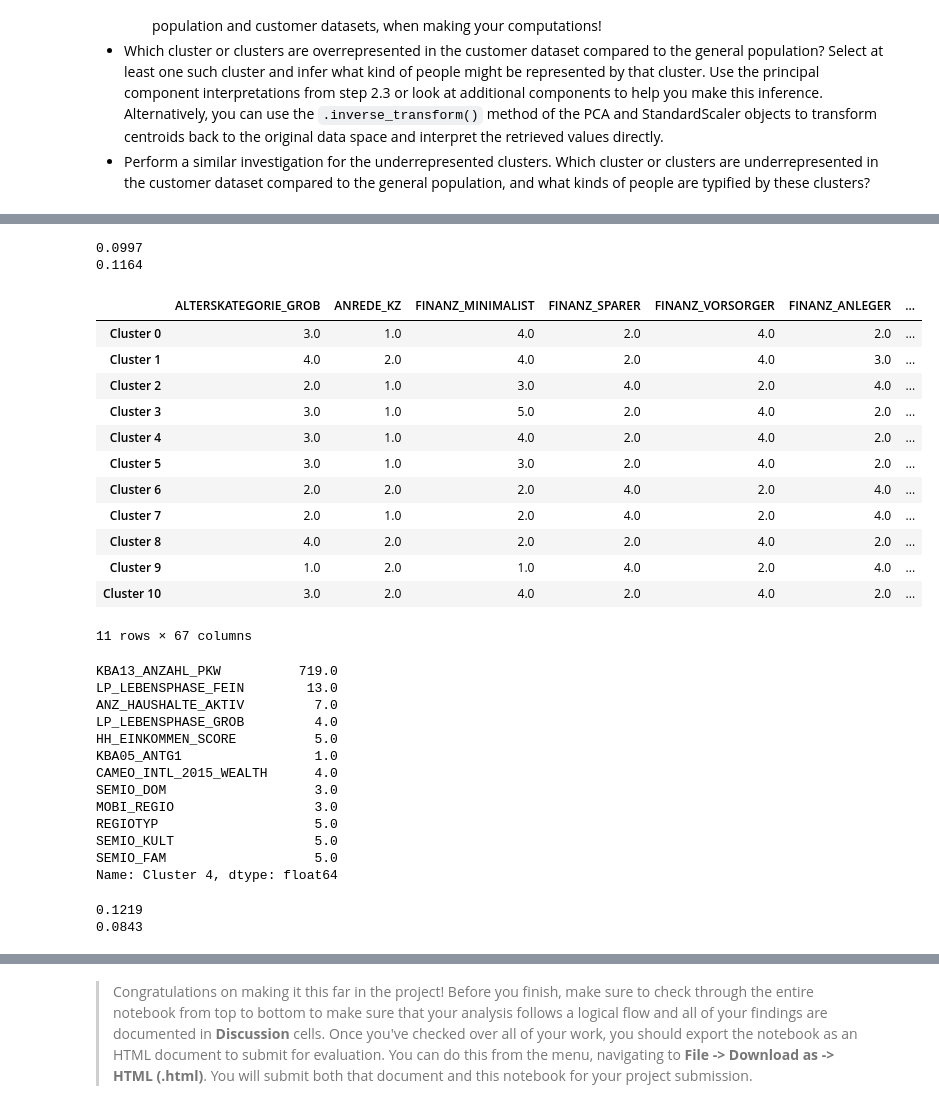
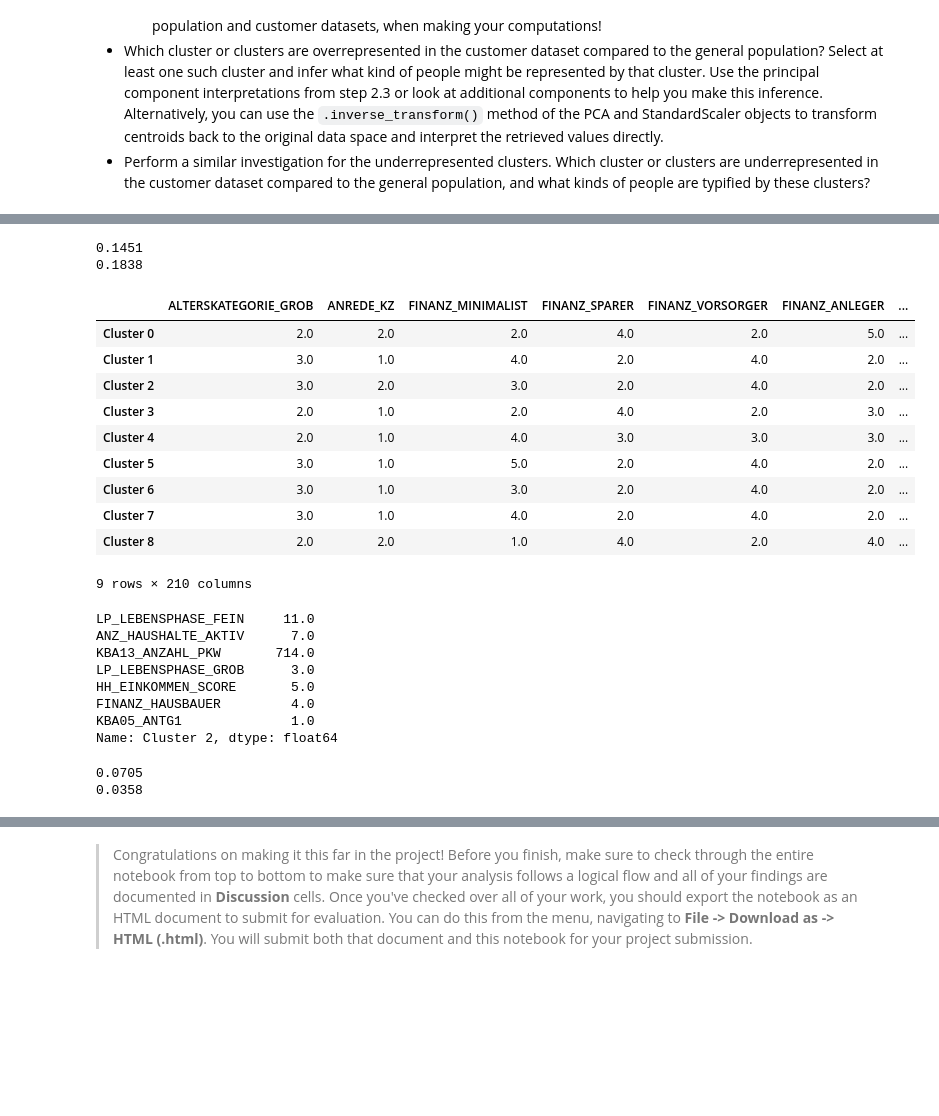
Before and after one commit to soniamehtaml/Udacity-Data-Scientist-Nanodegree, a Jupyter notebook: projects/p3-IdentifyCustomerSegments/Identify_Customer_Segments.ipynb, the cells around one changed output, grey strips where cells are left out. Cells and saved outputs as stored; diff of their text form; code cells hidden in the pictures; blank space fills up the shorter version.

```diff
--- a/projects/p3-IdentifyCustomerSegments/Identify_Customer_Segments.ipynb
+++ b/projects/p3-IdentifyCustomerSegments/Identify_Customer_Segments.ipynb
@@ -593,6 +665,6 @@ array([0.18044844, 0.31308693, 0.40536919, 0.46284404, 0.50454359,
 # %%
 # Re-apply PCA to the data while selecting for number of components to retain.
-pca1 = PCA(n_components = 33)
+pca1 = PCA(n_components = 100)
 pca1.fit(azdias_scaled)
 pcs = pca1.transform(azdias_scaled)
 # %% [markdown]
@@ -706,7 +816,7 @@ You've assessed and cleaned the demographics data, then scaled and transformed t
 # compute the average within-cluster distances.
 from sklearn.cluster import KMeans
 
-Nc = list(range(1, 35))
+Nc = list(range(1, 21))
 
 kmeans = [KMeans(n_clusters = i, random_state = 999) for i in Nc]
 score = [kmeans[i].fit(pcs).score(pcs) for i in range(len(kmeans))]
@@ -734,7 +844,7 @@ plt.show()
 # %%
 # Re-fit the k-means model with the selected number of clusters and obtain
 # cluster predictions for the general population demographics data.
-cluster = 11
+cluster = 9
 
 preds = kmeans[cluster - 1].predict(pcs)
 centers = kmeans[cluster - 1].cluster_centers_
@@ -762,7 +872,10 @@ customers.shape
 # demographics onto the customer data, obtaining cluster predictions for the
 # customer demographics data.
 customers_1 = clean_data(customers)
-customers_1 = customers_1.dropna(axis = 0)
-customers_scaled = pd.DataFrame(scaler.fit_transform(customers_1), columns = list(customers_1))
+print(set(azdias_1_encoded.columns) - set(customers_1.columns))
+customers_1['GEBAEUDETYP_5.0'] = 0
+print(set(azdias_1_encoded.columns) - set(customers_1.columns))
+
+customers_scaled = pd.DataFrame(scaler.transform(customers_1), columns = list(customers_1))
 pcs_customers = pca1.transform(customers_scaled)
 preds_customers = kmeans[cluster - 1].predict(pcs_customers)
@@ -799,58 +934,51 @@ plt.show()
 # %%
 # What kinds of people are part of a cluster that is overrepresented in the
 # customer data compared to the general population?
-print(np.round(preds_ratio[4],4))
-print(np.round(preds_customers_ratio[4],4))
+print(np.round(preds_ratio[2],4))
+print(np.round(preds_customers_ratio[2],4))
 # %% [output]
-0.0997
-0.1164
+0.1451
+0.1838
 # %%
 # Inverse transform the centers
 true_centers = scaler.inverse_transform(pca1.inverse_transform(centers))
 
 # True centers
 clusters = ['Cluster {}'.format(i) for i in range(0, len(centers))]
-true_centers = pd.DataFrame(np.round(true_centers), columns = list(azdias_1))
+true_centers = pd.DataFrame(np.round(true_centers), columns = list(azdias_1_encoded))
 true_centers.index = clusters
 true_centers
 # %% [output]
 |  | ALTERSKATEGORIE_GROB | ANREDE_KZ | FINANZ_MINIMALIST | FINANZ_SPARER | FINANZ_VORSORGER | FINANZ_ANLEGER | ... |
-| Cluster 0 | 3.0 | 1.0 | 4.0 | 2.0 | 4.0 | 2.0 | ... |
-| Cluster 1 | 4.0 | 2.0 | 4.0 | 2.0 | 4.0 | 3.0 | ... |
-| Cluster 2 | 2.0 | 1.0 | 3.0 | 4.0 | 2.0 | 4.0 | ... |
-| Cluster 3 | 3.0 | 1.0 | 5.0 | 2.0 | 4.0 | 2.0 | ... |
-| Cluster 4 | 3.0 | 1.0 | 4.0 | 2.0 | 4.0 | 2.0 | ... |
-| Cluster 5 | 3.0 | 1.0 | 3.0 | 2.0 | 4.0 | 2.0 | ... |
-| Cluster 6 | 2.0 | 2.0 | 2.0 | 4.0 | 2.0 | 4.0 | ... |
-| Cluster 7 | 2.0 | 1.0 | 2.0 | 4.0 | 2.0 | 4.0 | ... |
-| Cluster 8 | 4.0 | 2.0 | 2.0 | 2.0 | 4.0 | 2.0 | ... |
-| Cluster 9 | 1.0 | 2.0 | 1.0 | 4.0 | 2.0 | 4.0 | ... |
-| Cluster 10 | 3.0 | 2.0 | 4.0 | 2.0 | 4.0 | 2.0 | ... |
+| Cluster 0 | 2.0 | 2.0 | 2.0 | 4.0 | 2.0 | 5.0 | ... |
+| Cluster 1 | 3.0 | 1.0 | 4.0 | 2.0 | 4.0 | 2.0 | ... |
+| Cluster 2 | 3.0 | 2.0 | 3.0 | 2.0 | 4.0 | 2.0 | ... |
+| Cluster 3 | 2.0 | 1.0 | 2.0 | 4.0 | 2.0 | 3.0 | ... |
+| Cluster 4 | 2.0 | 1.0 | 4.0 | 3.0 | 3.0 | 3.0 | ... |
+| Cluster 5 | 3.0 | 1.0 | 5.0 | 2.0 | 4.0 | 2.0 | ... |
+| Cluster 6 | 3.0 | 1.0 | 3.0 | 2.0 | 4.0 | 2.0 | ... |
+| Cluster 7 | 3.0 | 1.0 | 4.0 | 2.0 | 4.0 | 2.0 | ... |
+| Cluster 8 | 2.0 | 2.0 | 1.0 | 4.0 | 2.0 | 4.0 | ... |
-11 rows × 67 columns
+9 rows × 210 columns
 # %%
-diff = np.abs(true_centers.iloc[4] - true_centers.iloc[10]).sort_values(ascending=False)
+diff = np.abs(true_centers.iloc[2] - true_centers.iloc[7]).sort_values(ascending=False)
 foi = diff[diff > 1].index
-true_centers[list(foi)].iloc[4]
+true_centers[list(foi)].iloc[2]
 # %% [output]
-KBA13_ANZAHL_PKW          719.0
-LP_LEBENSPHASE_FEIN        13.0
-ANZ_HAUSHALTE_AKTIV         7.0
-LP_LEBENSPHASE_GROB         4.0
-HH_EINKOMMEN_SCORE          5.0
-KBA05_ANTG1                 1.0
-CAMEO_INTL_2015_WEALTH      4.0
-SEMIO_DOM                   3.0
-MOBI_REGIO                  3.0
-REGIOTYP                    5.0
-SEMIO_KULT                  5.0
-SEMIO_FAM                   5.0
-Name: Cluster 4, dtype: float64
+LP_LEBENSPHASE_FEIN     11.0
+ANZ_HAUSHALTE_AKTIV      7.0
+KBA13_ANZAHL_PKW       714.0
+LP_LEBENSPHASE_GROB      3.0
+HH_EINKOMMEN_SCORE       5.0
+FINANZ_HAUSBAUER         4.0
+KBA05_ANTG1              1.0
+Name: Cluster 2, dtype: float64
 # %%
 # What kinds of people are part of a cluster that is underrepresented in the
 # customer data compared to the general population?
-print(np.round(preds_ratio[10],4))
-print(np.round(preds_customers_ratio[10],4))
+print(np.round(preds_ratio[7],4))
+print(np.round(preds_customers_ratio[7],4))
 # %% [output]
-0.1219
-0.0843
+0.0705
+0.0358
 # %%
```
Also changed, not shown: parts of 52 cells of this notebook, 1 other file.
